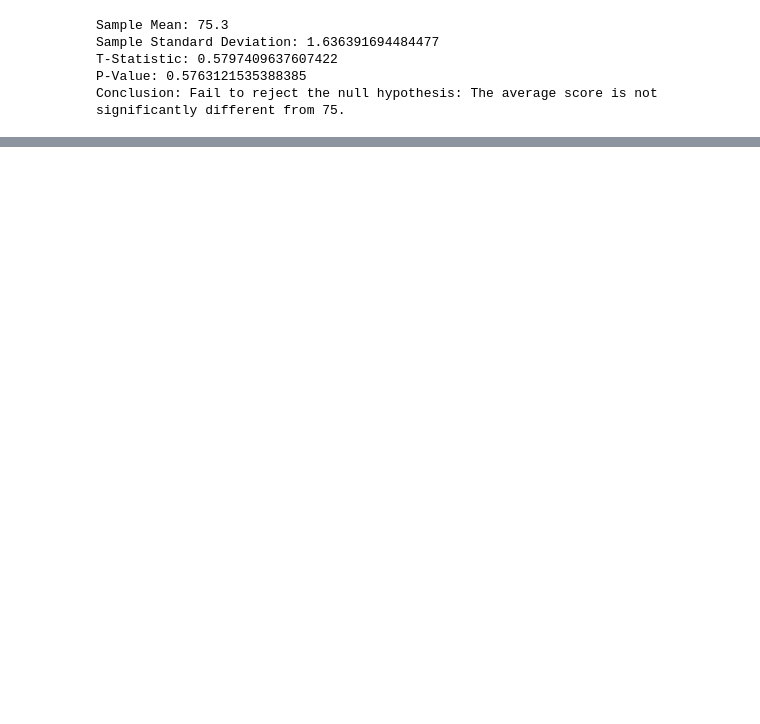
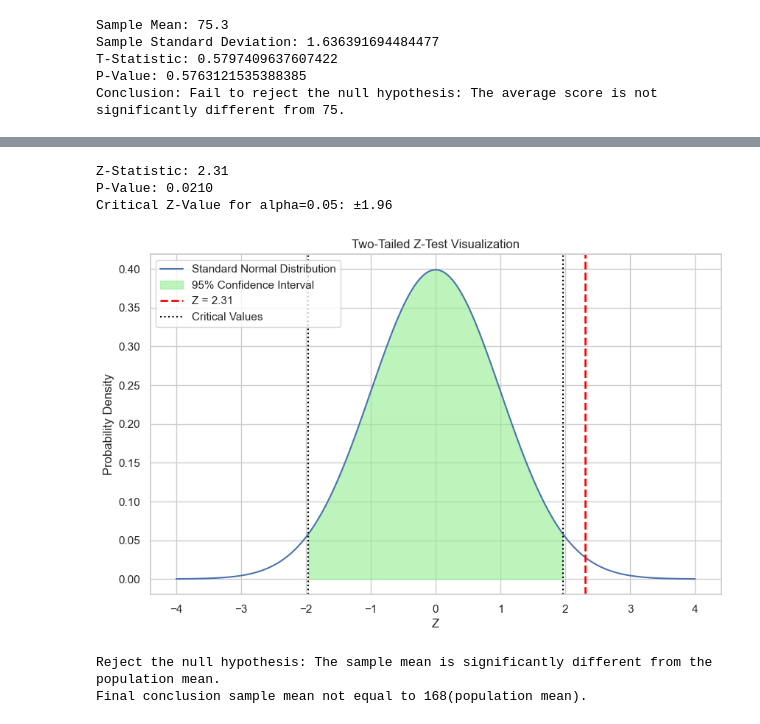
Before and after one commit to abhik12295/Data-Science-Learning, a Jupyter notebook: Statistics/inferential_statistics.ipynb, the cells around one changed output, grey strips where cells are left out. Drawn from its saved outputs; the diff is of its cells as text; code cells hidden in the pictures; blank space fills up the shorter version.

```diff
--- a/Statistics/inferential_statistics.ipynb
+++ b/Statistics/inferential_statistics.ipynb
@@ -106,0 +249,63 @@ Conclusion: Fail to reject the null hypothesis: The average score is not signifi
+# %%
+# p- test for above example
+import numpy as np
+import matplotlib.pyplot as plt
+from scipy.stats import norm
+
+sample_mean = 169.5
+population_mean = 168
+population_std = 3.9
+sample_size = 36
+alpha = 0.05
+
+# Calculate z-statistic
+z_stat = (sample_mean - population_mean) / (population_std / np.sqrt(sample_size))
+print(f"Z-Statistic: {z_stat:.2f}")
+
+# Calculate p-value (two-tailed)
+p_value = 2 * (1 - norm.cdf(abs(z_stat)))
+print(f"P-Value: {p_value:.4f}")
+
+# Create the x-axis for standard normal distribution
+x = np.linspace(-4, 4, 1000)
+y = norm.pdf(x, 0, 1)
+
+# Critical z-values for two-tailed test
+z_critical = norm.ppf(1 - alpha/2)
+print(f"Critical Z-Value for alpha={alpha}: ±{z_critical:.2f}")
+
+# Plot
+plt.figure(figsize=(10, 6))
+plt.plot(x, y, label='Standard Normal Distribution')
+
+# Fill confidence interval
+plt.fill_between(x, y, where=(x >= -z_critical) & (x <= z_critical), color='lightgreen', alpha=0.6, label='95% Confidence Interval')
+
+# Mark z-statistic
+plt.axvline(z_stat, color='red', linestyle='--', linewidth=2, label=f'Z = {z_stat:.2f}')
+plt.axvline(-z_critical, color='black', linestyle=':', label='Critical Values')
+plt.axvline(z_critical, color='black', linestyle=':')
+
+# Labels
+plt.title('Two-Tailed Z-Test Visualization')
+plt.xlabel('Z')
+plt.ylabel('Probability Density')
+plt.legend()
+plt.grid(True)
+plt.show()
+
+# Conclusion
+if p_value < alpha:
+    conclusion = "Reject the null hypothesis: The sample mean is significantly different from the population mean."
+    result = "Final conclusion sample mean not equal to 168(population mean)."
+else:
+    conclusion = "Fail to reject the null hypothesis: The sample mean is not significantly different from the population mean."
+    result = "Final conclusion sample mean equal to 168(population mean)."
+print(conclusion+"\n"+result)
+# %% [output]
+Z-Statistic: 2.31
+P-Value: 0.0210
+Critical Z-Value for alpha=0.05: ±1.96
+[figure, added]
+Reject the null hypothesis: The sample mean is significantly different from the population mean.
+Final conclusion sample mean not equal to 168(population mean).
```
Also changed, not shown: parts of 7 cells of this notebook.
